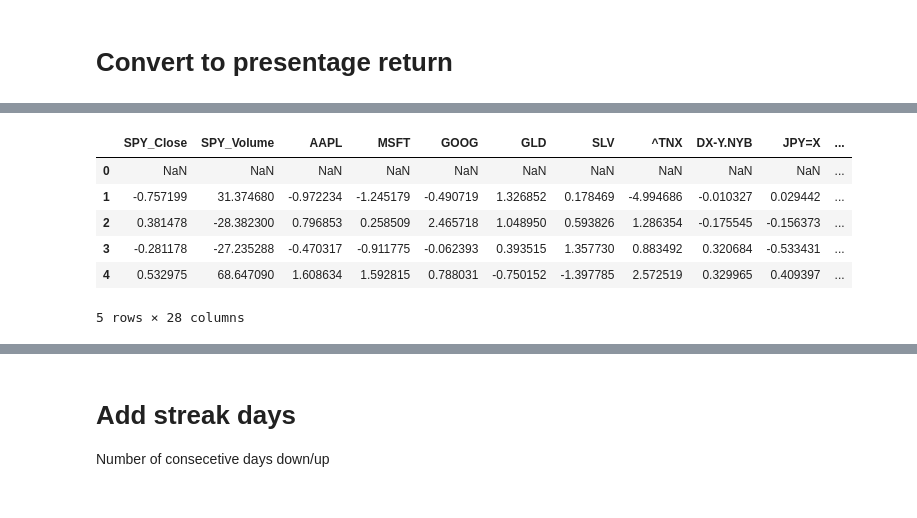
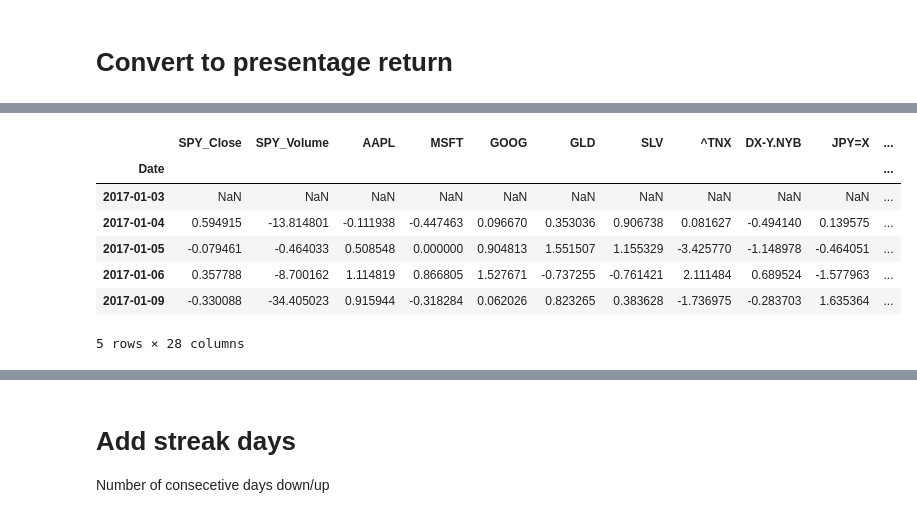
Before and after one commit to omerkobi/project-stock_Return, a Jupyter notebook: import_stock_data.ipynb, the cells around one changed output, grey strips where cells are left out. Saved outputs shown, nothing was run; the diff lists cells and outputs as text; code cells hidden in the pictures.

```diff
--- a/import_stock_data.ipynb
+++ b/import_stock_data.ipynb
@@ -498,5 +804,5 @@ memory usage: 62.8+ KB
 # %%
-tickers = ['AAPL','MSFT','GOOG', 'GLD', 'SLV','^TNX','DX-Y.NYB','JPY=X','EUR=X', 'USO','UNG','BTC-USD','CPER','^VIX','^GDAXI','^FTSE','IWM','^N225']
+tickers = ['AAPL','MSFT','GOOG', 'GLD', 'SLV','^TNX','DX-Y.NYB','JPY=X','EUR=X', 'USO','UNG','BTC-USD','CPER','^VIX','^GDAXI','^FTSE','IWM','^N225','IEI']
 
 
 # Flatten all multilevel columns to simple ones
@@ -509,8 +815,8 @@ cleaned_list = []
 for ticker in tickers:
     df = yf.download(ticker, start=start, end=end)[['Close']]
     df.columns = [ticker]  # Rename column to ticker
-    df = df.reset_index()
-    df =df.drop('Date',axis=1)
+    #df = df.reset_index()
+    #df =df.drop('Date',axis=1)
     cleaned_list.append(df)
 # %% [output]
 [*********************100%***********************]  1 of 1 completed
@@ -552,7 +858,8 @@ memory usage: 52.3+ KB
 # %%
 data_df = pd.concat(cleaned_list, axis=1)
-combined = pd.concat([SPY, data_df, yield_2y.rename(columns={'DGS2': '2Y_Yield'})], axis=1)
+#combined = pd.concat([SPY, data_df, yield_2y.rename(columns={'DGS2': '2Y_Yield'})], axis=1)
 #combined = pd.concat([SPY, data_df, yield_2y.rename(columns={'DGS2': '2Y_Yield'})], axis=1, join='inner')
+combined = SPY.join(data_df,how ='left').join(yield_2y.rename(columns={'DGS2': '2Y_Yield'}), how='left')
 # %%
 combined.info()
 # %% [output]
@@ -675,7 +978,7 @@ assert c['SPY_Close'].isna().sum() == 0
 c['yield_curve'] = c['^TNX'] - c['2Y_Yield']
 c['yield_curve_term'] = np.sign(c['yield_curve'])
 #c['yield_curve_term'].min()
-add_l = ['market_closed_count','yield_curve_term','month','day','ds'] # I will add thoes values later
+add_l = ['market_closed_count','yield_curve_term','high-low','before_high-low'] # I will add thoes values later
 add_later = c[add_l]
 c = c.drop(add_l,axis=1)
 c.head()
@@ -848,0 +1179,3 @@ memory usage: 392.2 KB
+# %%
+combined_cleaned['GLD/SLV'] = combined_cleaned['GLD'] / combined_cleaned['SLV']
+combined_cleaned['GLD/SLV'].tail(30)
@@ -880,15 +1232,17 @@ returns.head(10)
 #returns.tail(20)
 # %%
 #r= returns.copy()
-returns = pd.concat([returns,add_later],axis=1)
+#returns = pd.concat([returns,add_later],axis=1)
+returns = returns.join(add_later, how='left')
 returns.head()
 # %% [output]
 |  | SPY_Close | SPY_Volume | AAPL | MSFT | GOOG | GLD | SLV | ^TNX | DX-Y.NYB | JPY=X | ... |
-| 0 | NaN | NaN | NaN | NaN | NaN | NaN | NaN | NaN | NaN | NaN | ... |
-| 1 | -0.757199 | 31.374680 | -0.972234 | -1.245179 | -0.490719 | 1.326852 | 0.178469 | -4.994686 | -0.010327 | 0.029442 | ... |
-| 2 | 0.381478 | -28.382300 | 0.796853 | 0.258509 | 2.465718 | 1.048950 | 0.593826 | 1.286354 | -0.175545 | -0.156373 | ... |
-| 3 | -0.281178 | -27.235288 | -0.470317 | -0.911775 | -0.062393 | 0.393515 | 1.357730 | 0.883492 | 0.320684 | -0.533431 | ... |
-| 4 | 0.532975 | 68.647090 | 1.608634 | 1.592815 | 0.788031 | -0.750152 | -1.397785 | 2.572519 | 0.329965 | 0.409397 | ... |
+| Date |  |  |  |  |  |  |  |  |  |  | ... |
+| 2017-01-03 | NaN | NaN | NaN | NaN | NaN | NaN | NaN | NaN | NaN | NaN | ... |
+| 2017-01-04 | 0.594915 | -13.814801 | -0.111938 | -0.447463 | 0.096670 | 0.353036 | 0.906738 | 0.081627 | -0.494140 | 0.139575 | ... |
+| 2017-01-05 | -0.079461 | -0.464033 | 0.508548 | 0.000000 | 0.904813 | 1.551507 | 1.155329 | -3.425770 | -1.148978 | -0.464051 | ... |
+| 2017-01-06 | 0.357788 | -8.700162 | 1.114819 | 0.866805 | 1.527671 | -0.737255 | -0.761421 | 2.111484 | 0.689524 | -1.577963 | ... |
+| 2017-01-09 | -0.330088 | -34.405023 | 0.915944 | -0.318284 | 0.062026 | 0.823265 | 0.383628 | -1.736975 | -0.283703 | 1.635364 | ... |
 5 rows × 28 columns
 # %%
 #returns = returns.iloc[1:] # remove the first raw because its null
```
Also changed, not shown: parts of 85 cells of this notebook, 10 other files.
